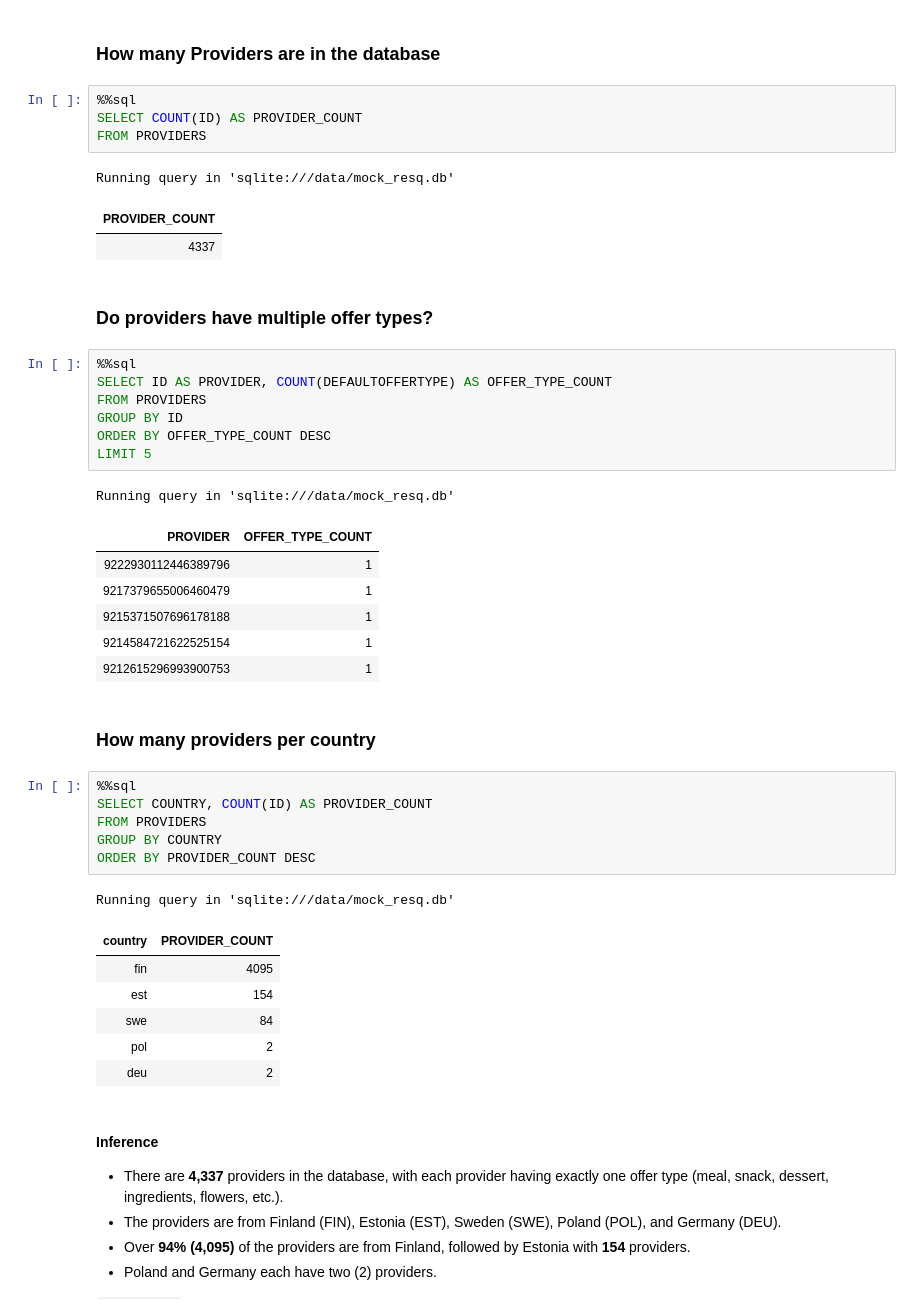
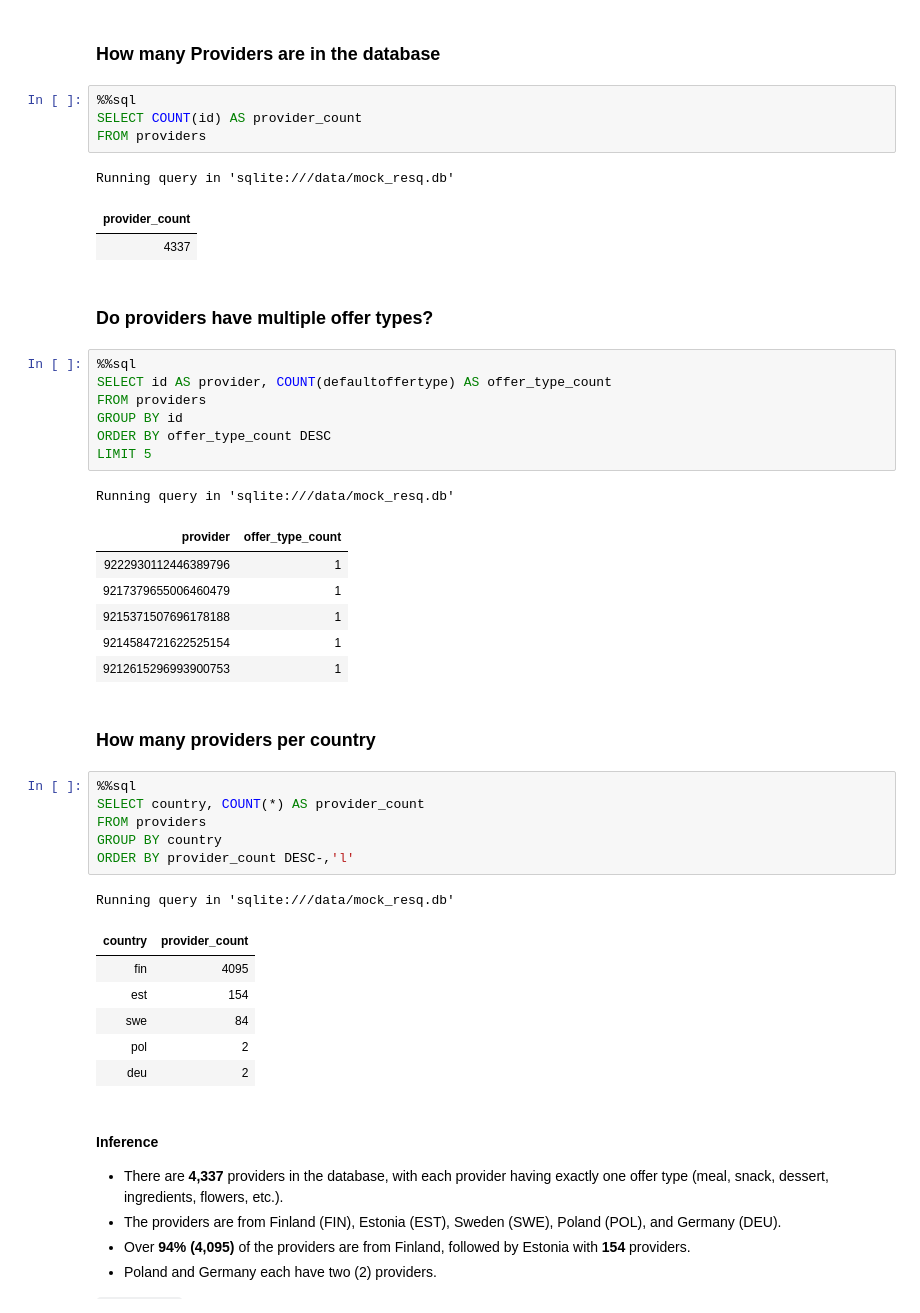
Before and after one commit to kennedyopokuasare/ResqCLV, a Jupyter notebook: data-exploration-and-pipeline.ipynb, the cells around one changed output. Saved outputs shown, nothing was run; the diff lists cells and outputs as text.

```diff
--- a/data-exploration-and-pipeline.ipynb
+++ b/data-exploration-and-pipeline.ipynb
@@ -78,24 +79,24 @@ Running query in 'sqlite:///data/mock_resq.db'
 ### How many Providers are in the database
 # %%
 %%sql
-SELECT COUNT(ID) AS PROVIDER_COUNT
-FROM PROVIDERS
+SELECT COUNT(id) AS provider_count
+FROM providers
 # %% [output]
 Running query in 'sqlite:///data/mock_resq.db'
-| PROVIDER_COUNT |
+| provider_count |
 | 4337 |
 # %% [markdown]
 ### Do providers have multiple offer types?
 # %%
 %%sql
-SELECT ID AS PROVIDER, COUNT(DEFAULTOFFERTYPE) AS OFFER_TYPE_COUNT
-FROM PROVIDERS
-GROUP BY ID
-ORDER BY OFFER_TYPE_COUNT DESC
+SELECT id AS provider, COUNT(defaultoffertype) AS offer_type_count
+FROM providers
+GROUP BY id
+ORDER BY offer_type_count DESC
 LIMIT 5
 # %% [output]
 Running query in 'sqlite:///data/mock_resq.db'
-| PROVIDER | OFFER_TYPE_COUNT |
+| provider | offer_type_count |
 | 9222930112446389796 | 1 |
 | 9217379655006460479 | 1 |
 | 9215371507696178188 | 1 |
@@ -105,13 +106,13 @@ Running query in 'sqlite:///data/mock_resq.db'
 ### How many providers per country
 # %%
 %%sql
-SELECT COUNTRY, COUNT(ID) AS PROVIDER_COUNT
-FROM PROVIDERS
-GROUP BY COUNTRY
-ORDER BY PROVIDER_COUNT DESC
+SELECT country, COUNT(*) AS provider_count
+FROM providers
+GROUP BY country
+ORDER BY provider_count DESC-,'l'
 # %% [output]
 Running query in 'sqlite:///data/mock_resq.db'
-| country | PROVIDER_COUNT |
+| country | provider_count |
 | fin | 4095 |
 | est | 154 |
 | swe | 84 |
```
Also changed, not shown: parts of 19 cells of this notebook, 1 other file.
